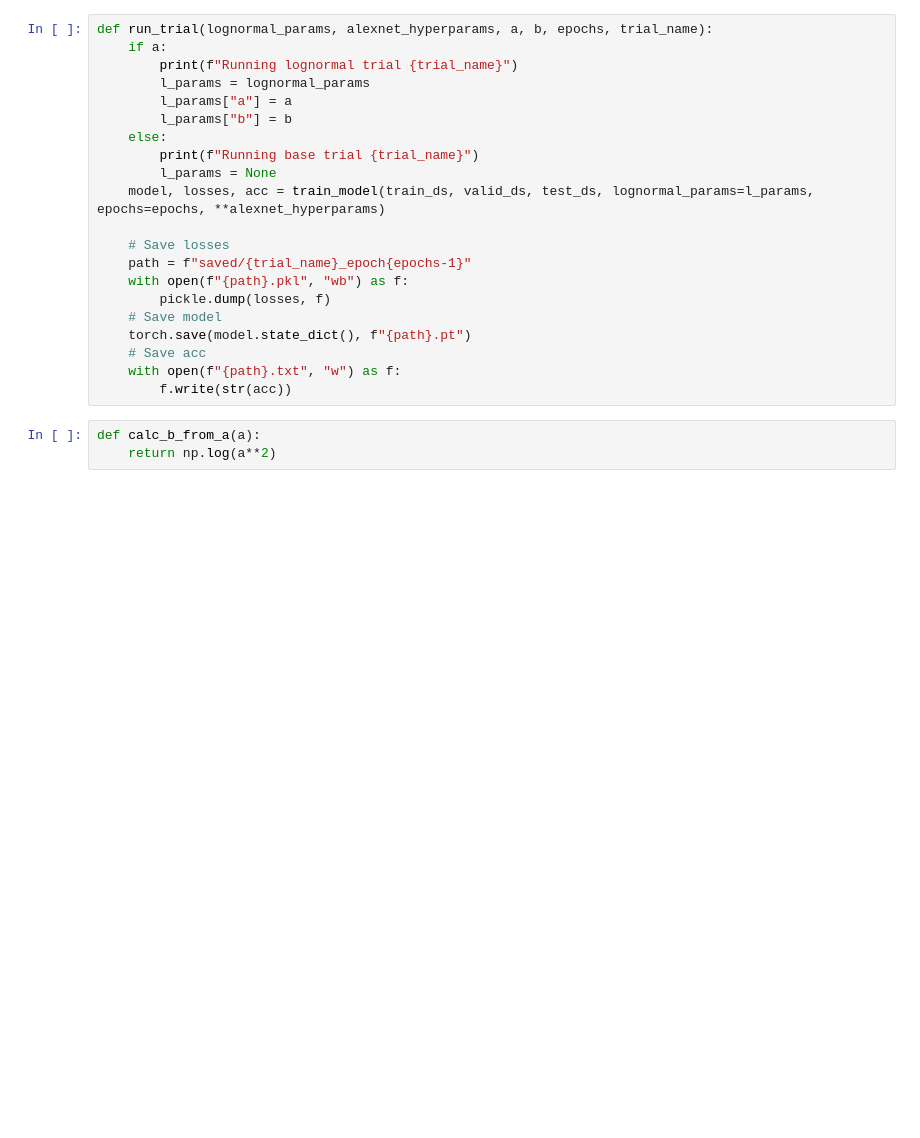
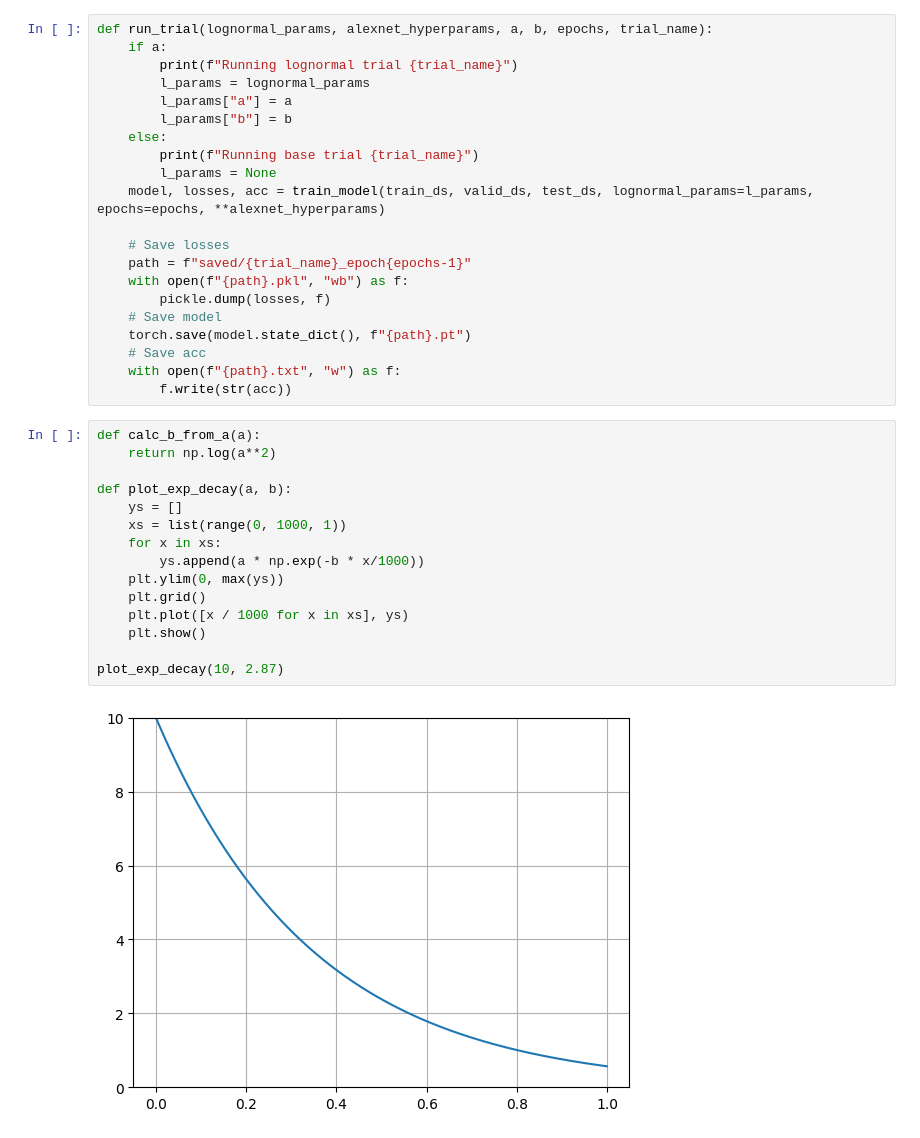
Before and after one commit to danyoungday/jaynes-alexnet, a Jupyter notebook: experiment.ipynb, the cells around one changed output. Saved outputs shown, nothing was run; the diff lists cells and outputs as text; blank space fills up the shorter version.

```diff
--- a/experiment.ipynb
+++ b/experiment.ipynb
@@ -319,9 +322,23 @@ def run_trial(lognormal_params, alexnet_hyperparams, a, b, epochs, trial_name):
     # Save acc
     with open(f"{path}.txt", "w") as f:
         f.write(str(acc))
-# %%
-def calc_b_from_a(a):
-    return np.log(a**2)
+# %%
+def calc_b_from_a(a):
+    return np.log(a**2)
+
+def plot_exp_decay(a, b):
+    ys = []
+    xs = list(range(0, 1000, 1))
+    for x in xs:
+        ys.append(a * np.exp(-b * x/1000))
+    plt.ylim(0, max(ys))
+    plt.grid()
+    plt.plot([x / 1000 for x in xs], ys)
+    plt.show()
+
+plot_exp_decay(10, 2.87)
+# %% [output]
+[figure, added]
 # %%
 # Train model and get train loss
 # Note: This will not work until you have run a base trial. Then you need to point to that saved trial.
```
Also changed, not shown: parts of 3 cells of this notebook.
